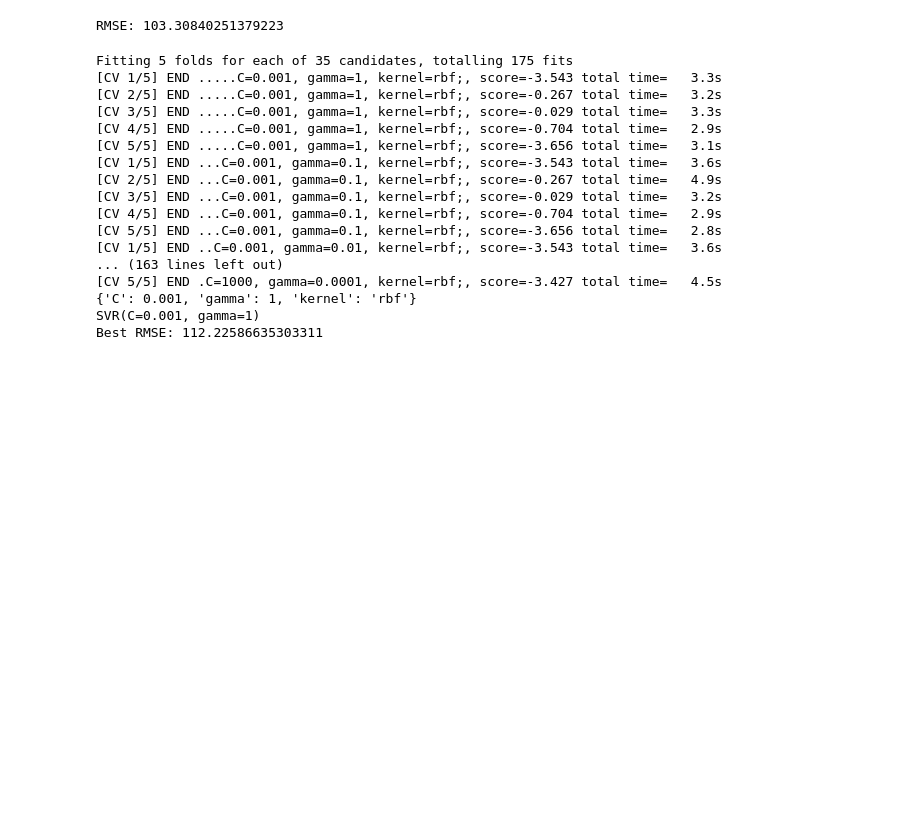
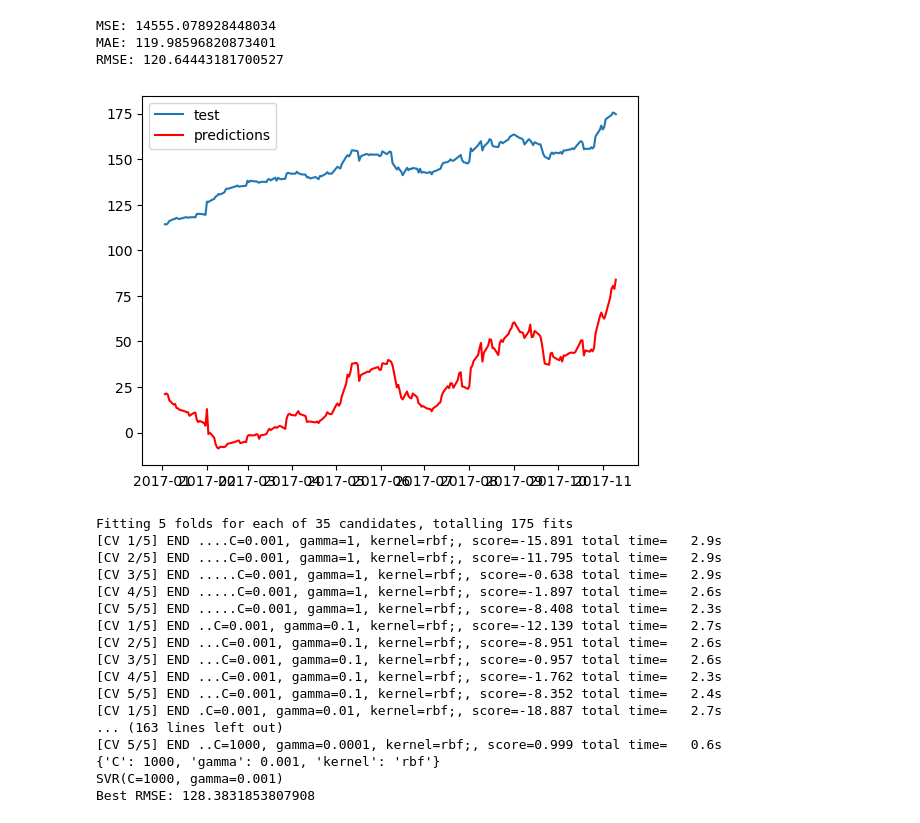
Before and after one commit to OwenKing2/CIS-3715-Final-Project, a Jupyter notebook: Support Vector Machine Model.ipynb, the cells around one changed output. Cells and saved outputs as stored; diff of their text form; code cells hidden in the pictures; blank space fills up the shorter version.

```diff
--- a/Support Vector Machine Model.ipynb
+++ b/Support Vector Machine Model.ipynb
@@ -38,11 +38,12 @@ df[df.columns.difference(['Date'])] = df[df.columns.difference(['Date'])].apply(
 from sklearn.model_selection import train_test_split
 from sklearn.svm import SVR
 import datetime as dt
+from sklearn.preprocessing import StandardScaler
 
 df['Date'] = pd.to_datetime(df['Date'])
 
 
-cutoff_date = pd.to_datetime('2014-01-01')
+cutoff_date = pd.to_datetime('2017-01-01')
 train = df[df['Date'] < cutoff_date]
 test = df[df['Date'] >= cutoff_date]
 
@@ -52,8 +53,14 @@ y_train = train['Close']
 X_test = test.drop(['Date', 'Close'], axis=1)
 y_test = test['Close']
 
+scaler = StandardScaler()
+X_train = scaler.fit_transform(X_train)
+X_test = scaler.fit_transform(X_test)
+
 # Basic Model
 svr = SVR(kernel='rbf', C=1e3, gamma=0.1)
 # Train the model
 svr.fit(X_train, y_train)
+y_pred = svr.predict(X_test)
+display(y_pred)
 # %% [output]
@@ -61,15 +84,30 @@ SVR(C=1000.0, gamma=0.1)
 # %%
-from sklearn.metrics import mean_absolute_error, mean_squared_error
+from math import sqrt
+from sklearn.metrics import mean_squared_error, mean_absolute_error
+from matplotlib import pyplot
 
-# Evaluate the model on the test set
-y_pred = svr.predict(X_test)
 
+# evaluate forecasts
+mae = mean_absolute_error(y_test, y_pred)
 mse = mean_squared_error(y_test, y_pred)
-mae = mean_absolute_error(y_pred, y_test)
-rmse = np.sqrt(mse)
+rmse = sqrt(mse)
+print(f'MSE: {mse}')
+print(f'MAE: {mae}')
 print(f'RMSE: {rmse}')
+# plot forecasts against actual outcomes
+dates = df[df['Date'] >= cutoff_date]['Date']
+pyplot.plot(dates, y_test, label='test')
+pyplot.plot(dates, y_pred, color='red', label = 'predictions')
+pyplot.legend(loc="upper left")
+# plt.xlabel("")
+# plt.ylabel("")
+
+pyplot.show()
 # %% [output]
-RMSE: 103.30840251379223
+MSE: 14555.078928448034
+MAE: 119.98596820873401
+RMSE: 120.64443181700527
+[figure, added]
 # %%
 # Grid search to find better parameters
 from sklearn.model_selection import GridSearchCV
@@ -98,19 +136,19 @@ rmse = np.sqrt(mse)
 print(f'Best RMSE: {rmse}')
 # %% [output]
 Fitting 5 folds for each of 35 candidates, totalling 175 fits
-[CV 1/5] END .....C=0.001, gamma=1, kernel=rbf;, score=-3.543 total time=   3.3s
-[CV 2/5] END .....C=0.001, gamma=1, kernel=rbf;, score=-0.267 total time=   3.2s
-[CV 3/5] END .....C=0.001, gamma=1, kernel=rbf;, score=-0.029 total time=   3.3s
-[CV 4/5] END .....C=0.001, gamma=1, kernel=rbf;, score=-0.704 total time=   2.9s
-[CV 5/5] END .....C=0.001, gamma=1, kernel=rbf;, score=-3.656 total time=   3.1s
-[CV 1/5] END ...C=0.001, gamma=0.1, kernel=rbf;, score=-3.543 total time=   3.6s
-[CV 2/5] END ...C=0.001, gamma=0.1, kernel=rbf;, score=-0.267 total time=   4.9s
-[CV 3/5] END ...C=0.001, gamma=0.1, kernel=rbf;, score=-0.029 total time=   3.2s
-[CV 4/5] END ...C=0.001, gamma=0.1, kernel=rbf;, score=-0.704 total time=   2.9s
-[CV 5/5] END ...C=0.001, gamma=0.1, kernel=rbf;, score=-3.656 total time=   2.8s
-[CV 1/5] END ..C=0.001, gamma=0.01, kernel=rbf;, score=-3.543 total time=   3.6s
+[CV 1/5] END ....C=0.001, gamma=1, kernel=rbf;, score=-15.891 total time=   2.9s
+[CV 2/5] END ....C=0.001, gamma=1, kernel=rbf;, score=-11.795 total time=   2.9s
+[CV 3/5] END .....C=0.001, gamma=1, kernel=rbf;, score=-0.638 total time=   2.9s
+[CV 4/5] END .....C=0.001, gamma=1, kernel=rbf;, score=-1.897 total time=   2.6s
+[CV 5/5] END .....C=0.001, gamma=1, kernel=rbf;, score=-8.408 total time=   2.3s
+[CV 1/5] END ..C=0.001, gamma=0.1, kernel=rbf;, score=-12.139 total time=   2.7s
+[CV 2/5] END ...C=0.001, gamma=0.1, kernel=rbf;, score=-8.951 total time=   2.6s
+[CV 3/5] END ...C=0.001, gamma=0.1, kernel=rbf;, score=-0.957 total time=   2.6s
+[CV 4/5] END ...C=0.001, gamma=0.1, kernel=rbf;, score=-1.762 total time=   2.3s
+[CV 5/5] END ...C=0.001, gamma=0.1, kernel=rbf;, score=-8.352 total time=   2.4s
+[CV 1/5] END .C=0.001, gamma=0.01, kernel=rbf;, score=-18.887 total time=   2.7s
 ... (163 lines left out)
-[CV 5/5] END .C=1000, gamma=0.0001, kernel=rbf;, score=-3.427 total time=   4.5s
-{'C': 0.001, 'gamma': 1, 'kernel': 'rbf'}
-SVR(C=0.001, gamma=1)
-Best RMSE: 112.22586635303311
+[CV 5/5] END ..C=1000, gamma=0.0001, kernel=rbf;, score=0.999 total time=   0.6s
+{'C': 1000, 'gamma': 0.001, 'kernel': 'rbf'}
+SVR(C=1000, gamma=0.001)
+Best RMSE: 128.3831853807908
```
Also changed, not shown: parts of 2 cells of this notebook, 2 other files.
